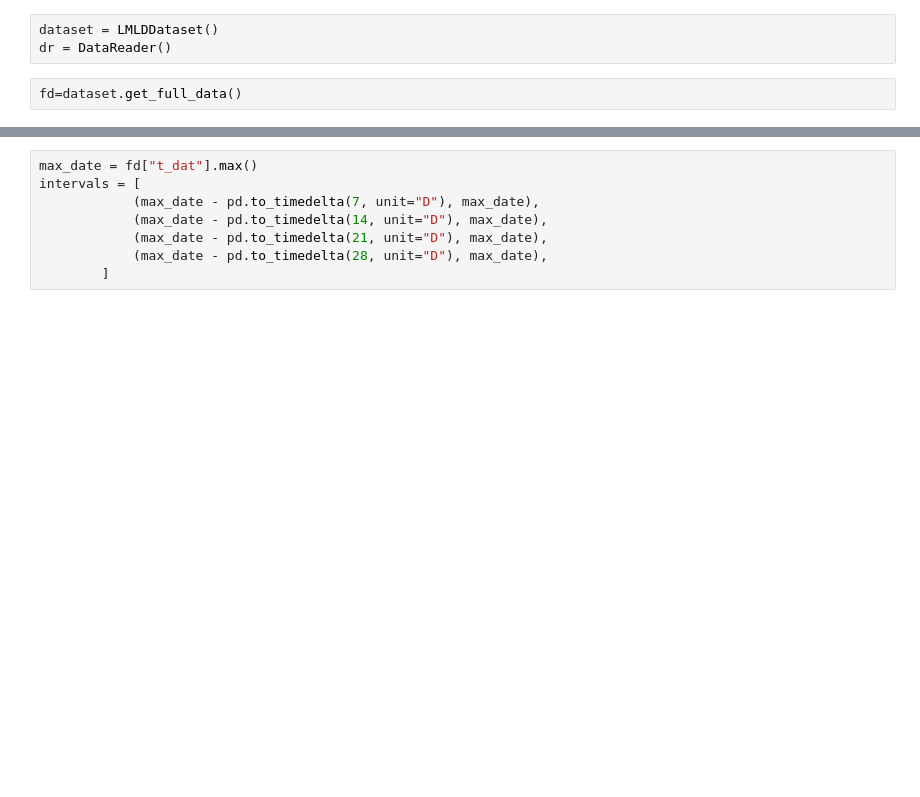
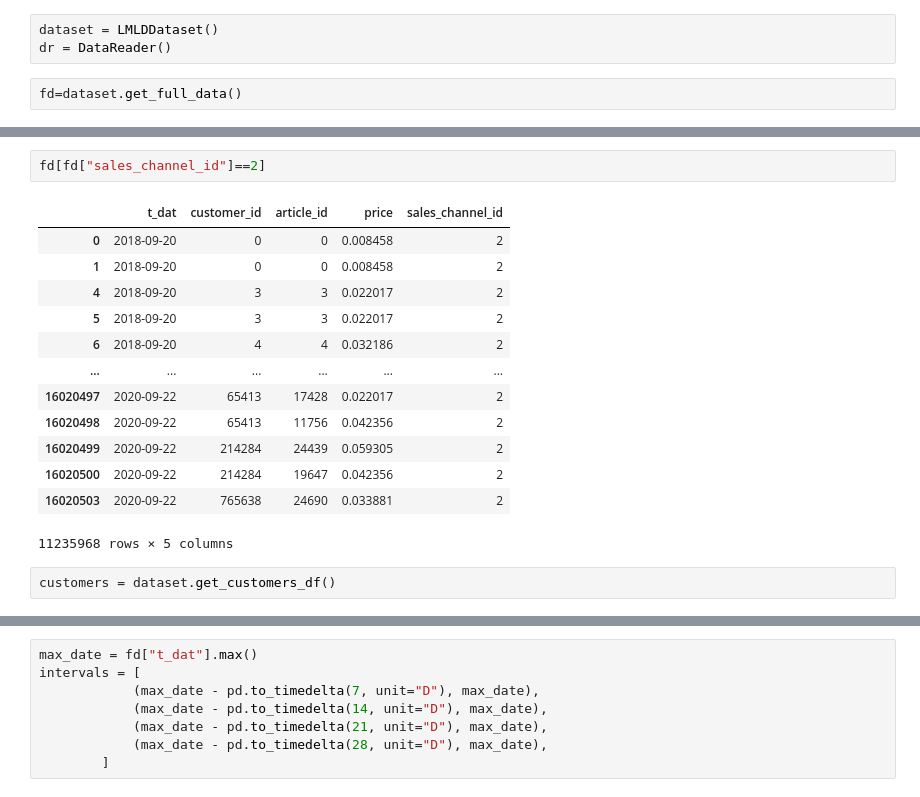
Before and after one commit to damicoedoardo/HnMChallenge, a Jupyter notebook: hnmchallenge/data_analysis/aayush_user.ipynb, the cells around one changed output, grey strips where cells are left out. Cells and saved outputs as stored; diff of their text form; blank space fills up the shorter version.

```diff
--- a/hnmchallenge/data_analysis/aayush_user.ipynb
+++ b/hnmchallenge/data_analysis/aayush_user.ipynb
@@ -20,0 +37,18 @@ fd=dataset.get_full_data()
+# %%
+fd[fd["sales_channel_id"]==2]
+# %% [output]
+|  | t_dat | customer_id | article_id | price | sales_channel_id |
+| 0 | 2018-09-20 | 0 | 0 | 0.008458 | 2 |
+| 1 | 2018-09-20 | 0 | 0 | 0.008458 | 2 |
+| 4 | 2018-09-20 | 3 | 3 | 0.022017 | 2 |
+| 5 | 2018-09-20 | 3 | 3 | 0.022017 | 2 |
+| 6 | 2018-09-20 | 4 | 4 | 0.032186 | 2 |
+| ... | ... | ... | ... | ... | ... |
+| 16020497 | 2020-09-22 | 65413 | 17428 | 0.022017 | 2 |
+| 16020498 | 2020-09-22 | 65413 | 11756 | 0.042356 | 2 |
+| 16020499 | 2020-09-22 | 214284 | 24439 | 0.059305 | 2 |
+| 16020500 | 2020-09-22 | 214284 | 19647 | 0.042356 | 2 |
+| 16020503 | 2020-09-22 | 765638 | 24690 | 0.033881 | 2 |
+11235968 rows × 5 columns
+# %%
+customers = dataset.get_customers_df()
```
Also changed, not shown: parts of 3 cells of this notebook, 5 other files.
